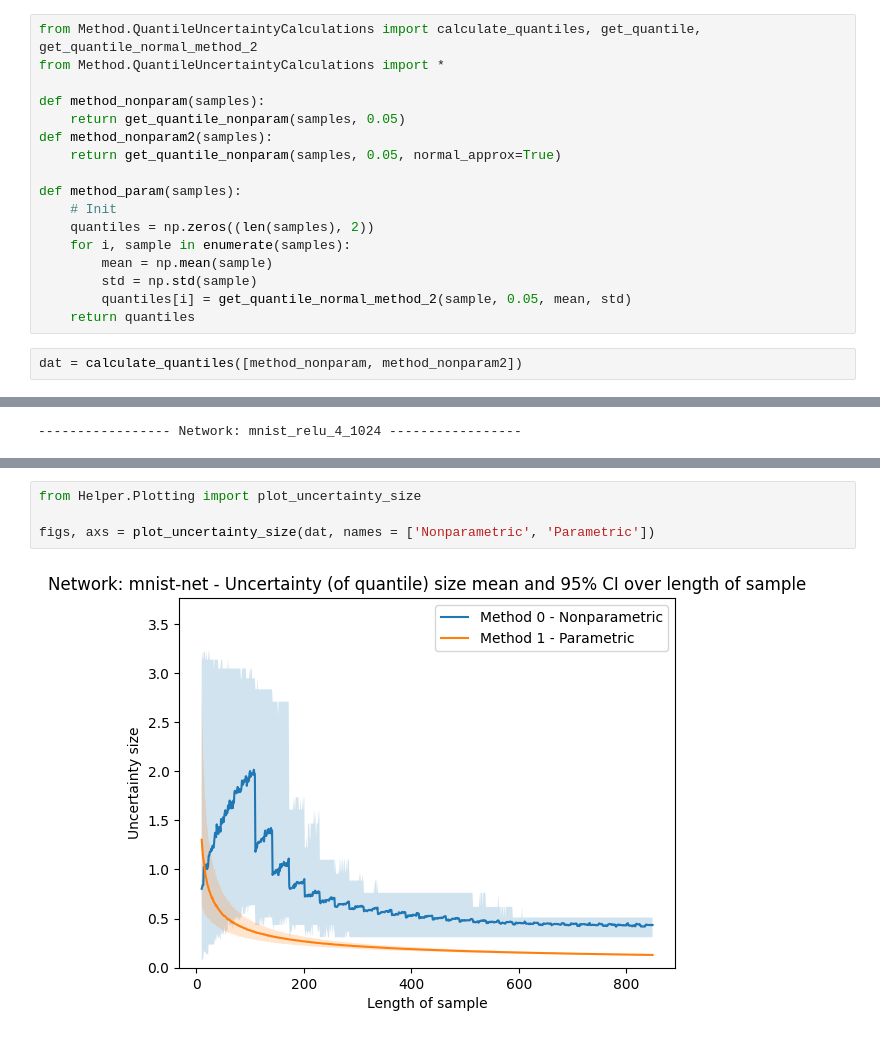
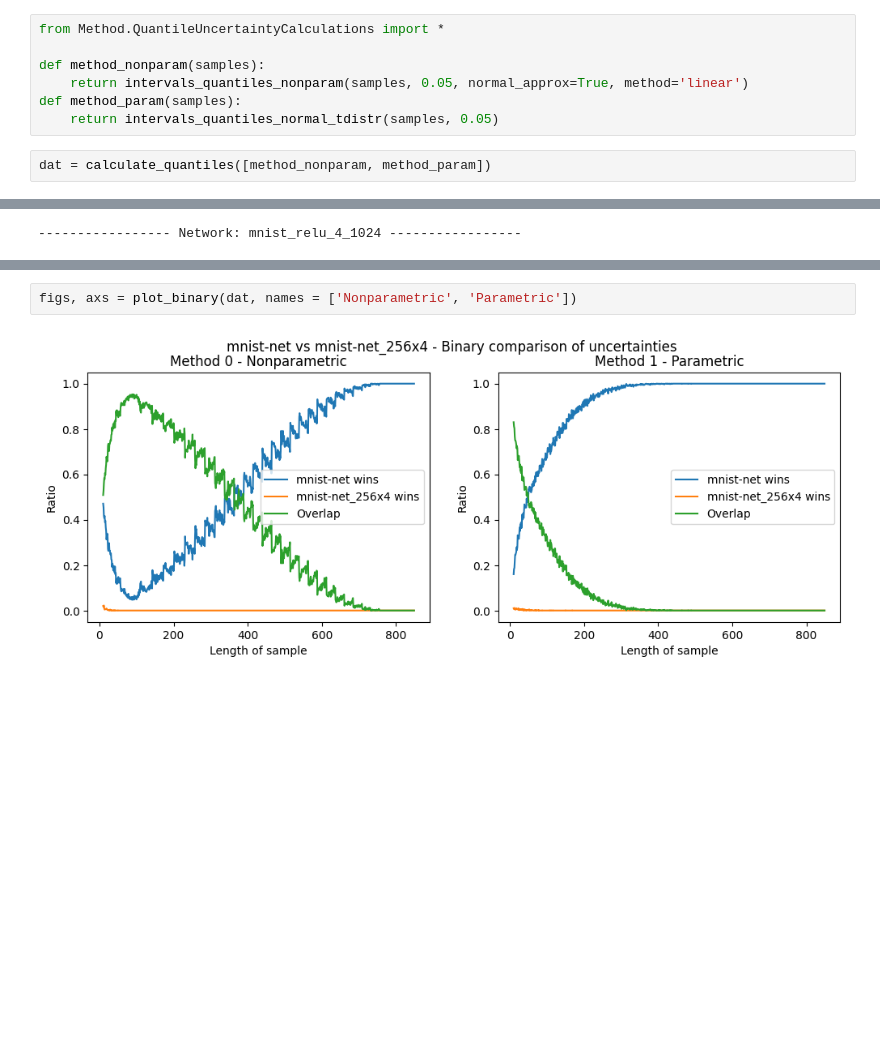
Before and after one commit to lionelkiel/Robustness-Metric, a Jupyter notebook: ResultsPlots.ipynb, the cells around one changed output, grey strips where cells are left out. Saved outputs shown, nothing was run; the diff lists cells and outputs as text; blank space fills up the shorter version.

Commit message:
Plots Done

```diff
--- a/ResultsPlots.ipynb
+++ b/ResultsPlots.ipynb
@@ -19,25 +19,15 @@ Try too make a smoother nonparametric method by using some of the interpolation
 3. Show binary comparison results
 # %% [markdown]
 ## Size of uncertainty
-# %%
-from Method.QuantileUncertaintyCalculations import calculate_quantiles, get_quantile, get_quantile_normal_method_2
-from Method.QuantileUncertaintyCalculations import *
-
-def method_nonparam(samples):
-    return get_quantile_nonparam(samples, 0.05)
-def method_nonparam2(samples):
-    return get_quantile_nonparam(samples, 0.05, normal_approx=True)
-
-def method_param(samples):
-    # Init
-    quantiles = np.zeros((len(samples), 2))
-    for i, sample in enumerate(samples):
-        mean = np.mean(sample)
-        std = np.std(sample)
-        quantiles[i] = get_quantile_normal_method_2(sample, 0.05, mean, std)
-    return quantiles
+# %%
+from Method.QuantileUncertaintyCalculations import *
+
+def method_nonparam(samples):
+    return intervals_quantiles_nonparam(samples, 0.05, normal_approx=True, method='linear')
+def method_param(samples):
+    return intervals_quantiles_normal_tdistr(samples, 0.05)
 # %%
-dat = calculate_quantiles([method_nonparam, method_nonparam2])
+dat = calculate_quantiles([method_nonparam, method_param])
 # %% [output]
 ----------------- Network: mnist-net -----------------
 ----------------- Network: mnist-net_256x4 -----------------
@@ -63,6 +47,4 @@ figs, axs = plot_uncertainty_size(dat2, names = ['Nonparam Norm Approx', 'empty'
 # %%
-from Helper.Plotting import plot_uncertainty_size
-
-figs, axs = plot_uncertainty_size(dat, names = ['Nonparametric', 'Parametric'])
+figs, axs = plot_binary(dat, names = ['Nonparametric', 'Parametric'])
 # %% [output]
-[figure, old version]
+[figure, new version]
```
Also changed, not shown: parts of 6 cells of this notebook, 3 other files.
